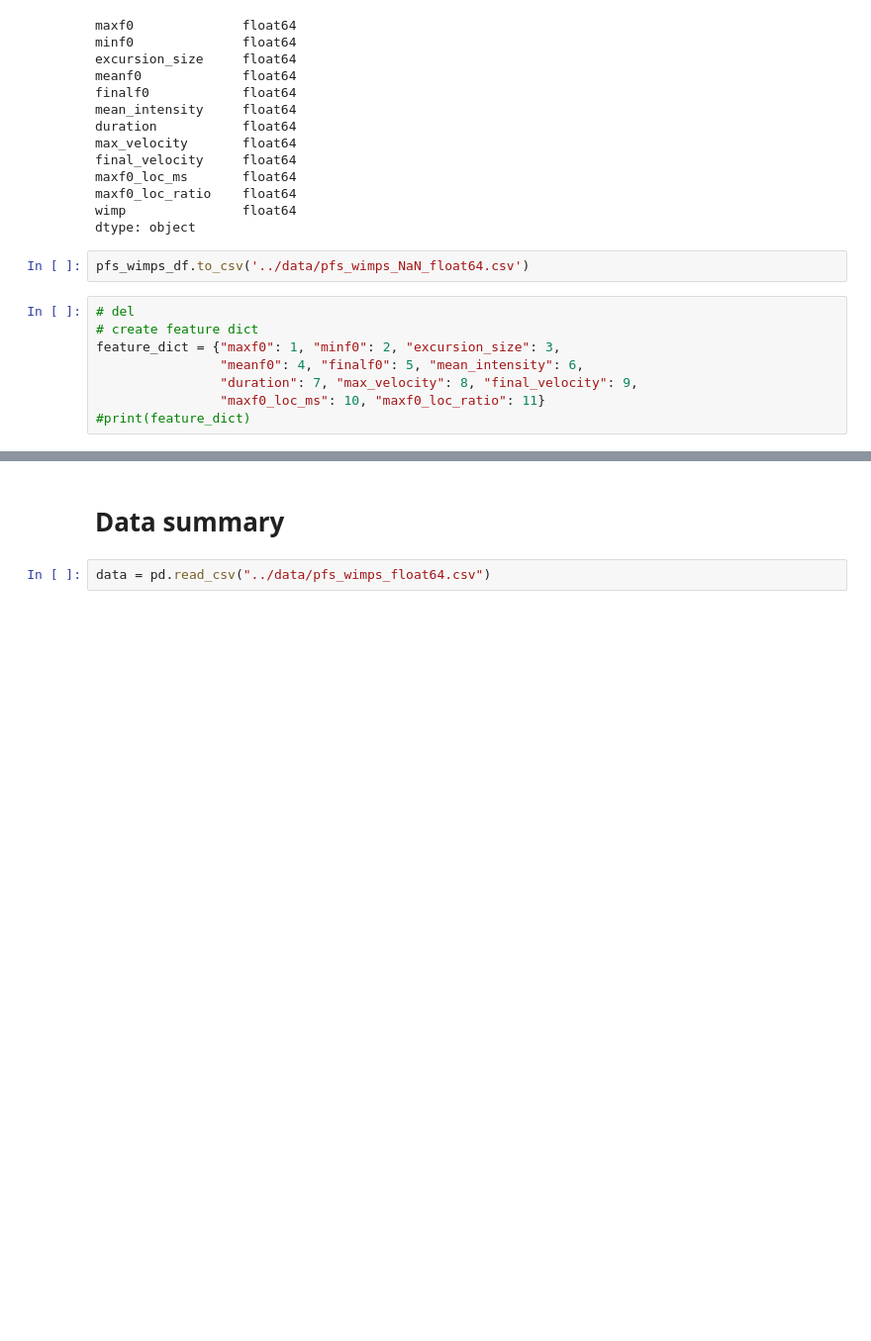
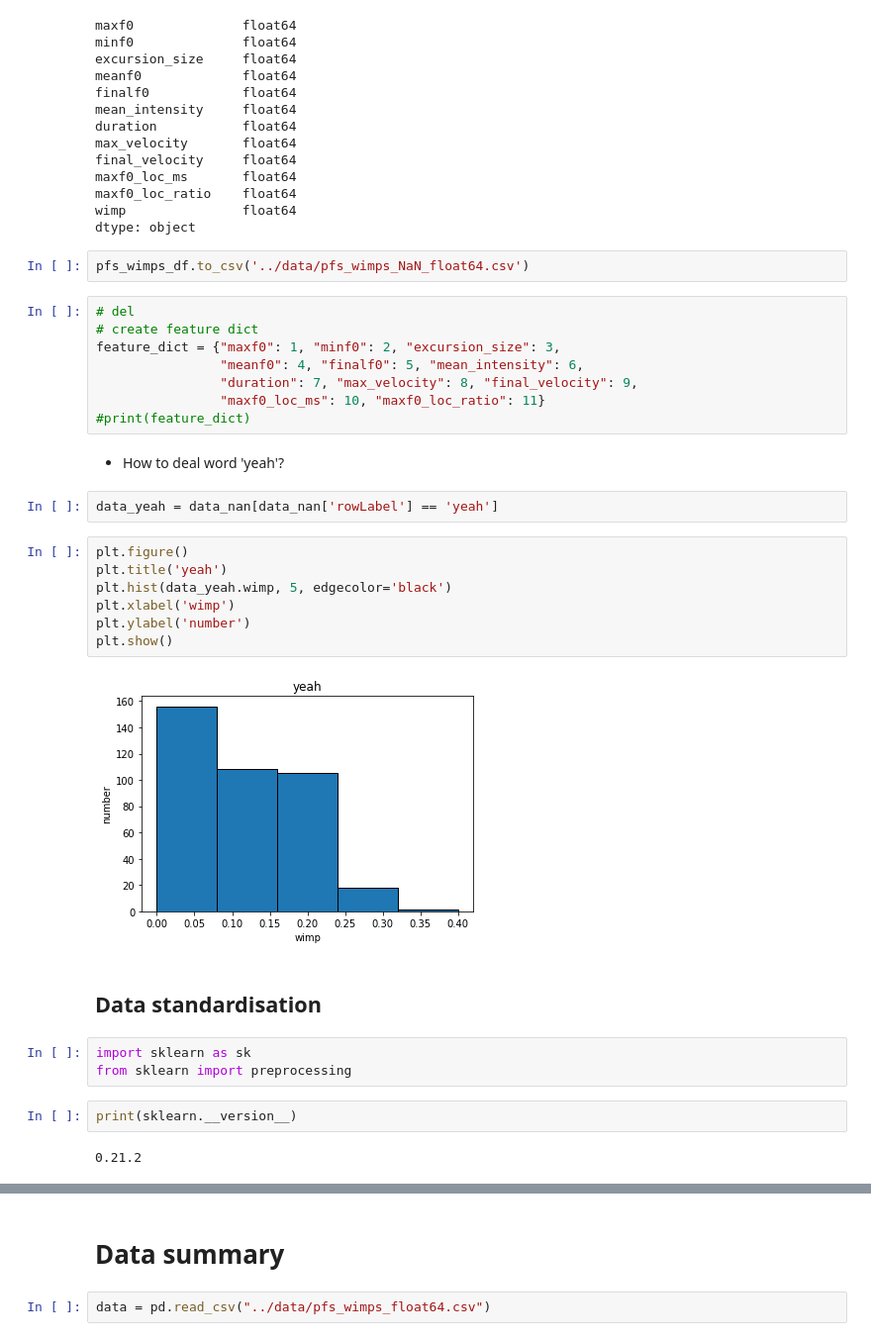
Before and after one commit to byronthecoder/Prosody-Prominence-Perplexity, a Jupyter notebook: ParselMouth.ipynb, the cells around one changed output, grey strips where cells are left out. Shown at 99% size. Cells and saved outputs as stored; diff of their text form; blank space fills up the shorter version.

```diff
--- a/ParselMouth.ipynb
+++ b/ParselMouth.ipynb
@@ -616,3 +646,25 @@ feature_dict = {"maxf0": 1, "minf0": 2, "excursion_size": 3,
                 "duration": 7, "max_velocity": 8, "final_velocity": 9,
                 "maxf0_loc_ms": 10, "maxf0_loc_ratio": 11}
 #print(feature_dict)
+# %% [markdown]
+* How to deal word 'yeah'?
+# %%
+data_yeah = data_nan[data_nan['rowLabel'] == 'yeah']
+# %%
+plt.figure()
+plt.title('yeah')
+plt.hist(data_yeah.wimp, 5, edgecolor='black')
+plt.xlabel('wimp')
+plt.ylabel('number')
+plt.show()
+# %% [output]
+[figure, added]
+# %% [markdown]
+## Data standardisation
+# %%
+import sklearn as sk
+from sklearn import preprocessing
+# %%
+print(sklearn.__version__)
+# %% [output]
+0.21.2
```
Also changed, not shown: parts of 70 cells of this notebook, 1 other file.
